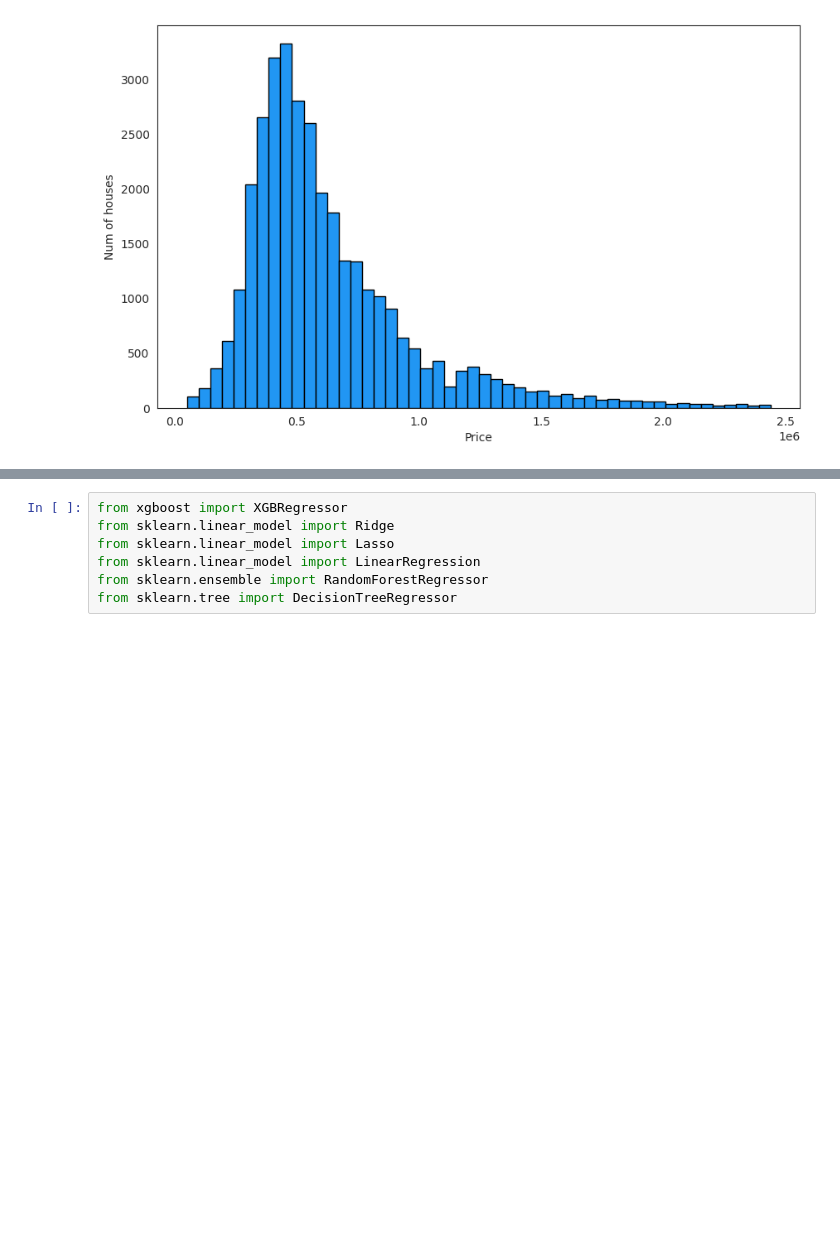
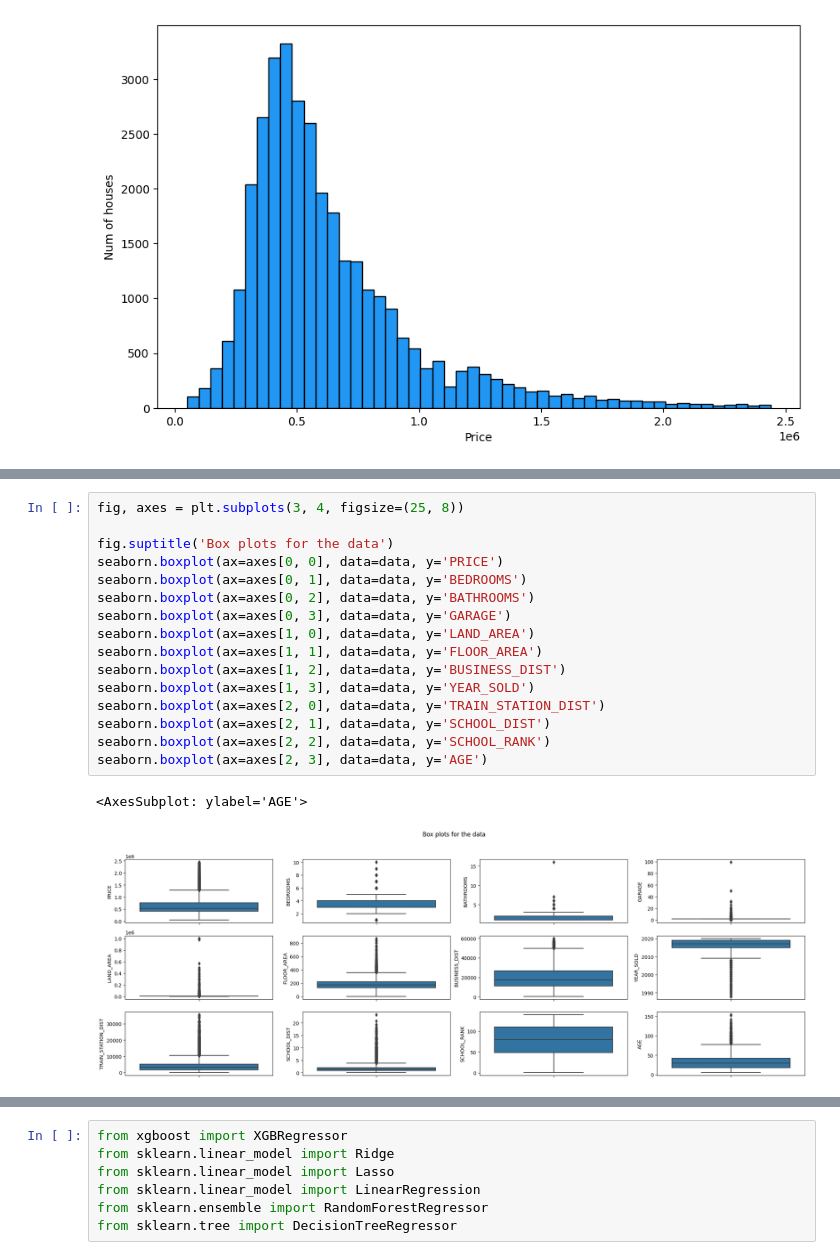
Before and after one commit to Top-AI-team/house-price-prediction, a Jupyter notebook: house_price.ipynb, the cells around one changed output, grey strips where cells are left out. Drawn from its saved outputs; the diff is of its cells as text; blank space fills up the shorter version.

```diff
--- a/house_price.ipynb
+++ b/house_price.ipynb
@@ -99,0 +135,19 @@ data.plot.scatter(x='FLOOR_AREA', y='PRICE', s=5)
+# %%
+fig, axes = plt.subplots(3, 4, figsize=(25, 8))
+
+fig.suptitle('Box plots for the data')
+seaborn.boxplot(ax=axes[0, 0], data=data, y='PRICE')
+seaborn.boxplot(ax=axes[0, 1], data=data, y='BEDROOMS')
+seaborn.boxplot(ax=axes[0, 2], data=data, y='BATHROOMS')
+seaborn.boxplot(ax=axes[0, 3], data=data, y='GARAGE')
+seaborn.boxplot(ax=axes[1, 0], data=data, y='LAND_AREA')
+seaborn.boxplot(ax=axes[1, 1], data=data, y='FLOOR_AREA')
+seaborn.boxplot(ax=axes[1, 2], data=data, y='BUSINESS_DIST')
+seaborn.boxplot(ax=axes[1, 3], data=data, y='YEAR_SOLD')
+seaborn.boxplot(ax=axes[2, 0], data=data, y='TRAIN_STATION_DIST')
+seaborn.boxplot(ax=axes[2, 1], data=data, y='SCHOOL_DIST')
+seaborn.boxplot(ax=axes[2, 2], data=data, y='SCHOOL_RANK')
+seaborn.boxplot(ax=axes[2, 3], data=data, y='AGE')
+# %% [output]
+<AxesSubplot: ylabel='AGE'>
+[figure, added]
```
Also changed, not shown: parts of 32 cells of this notebook, 1 other file.
